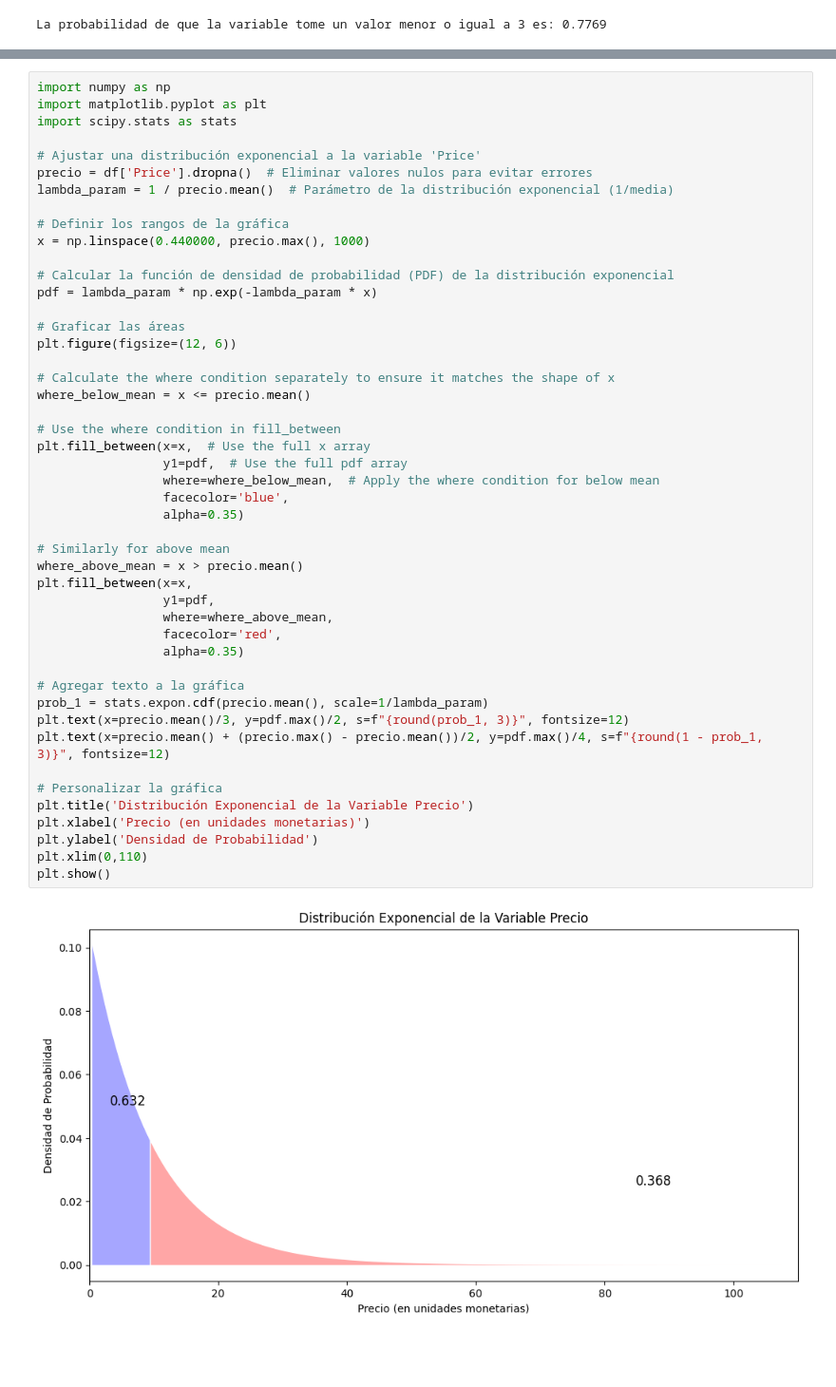
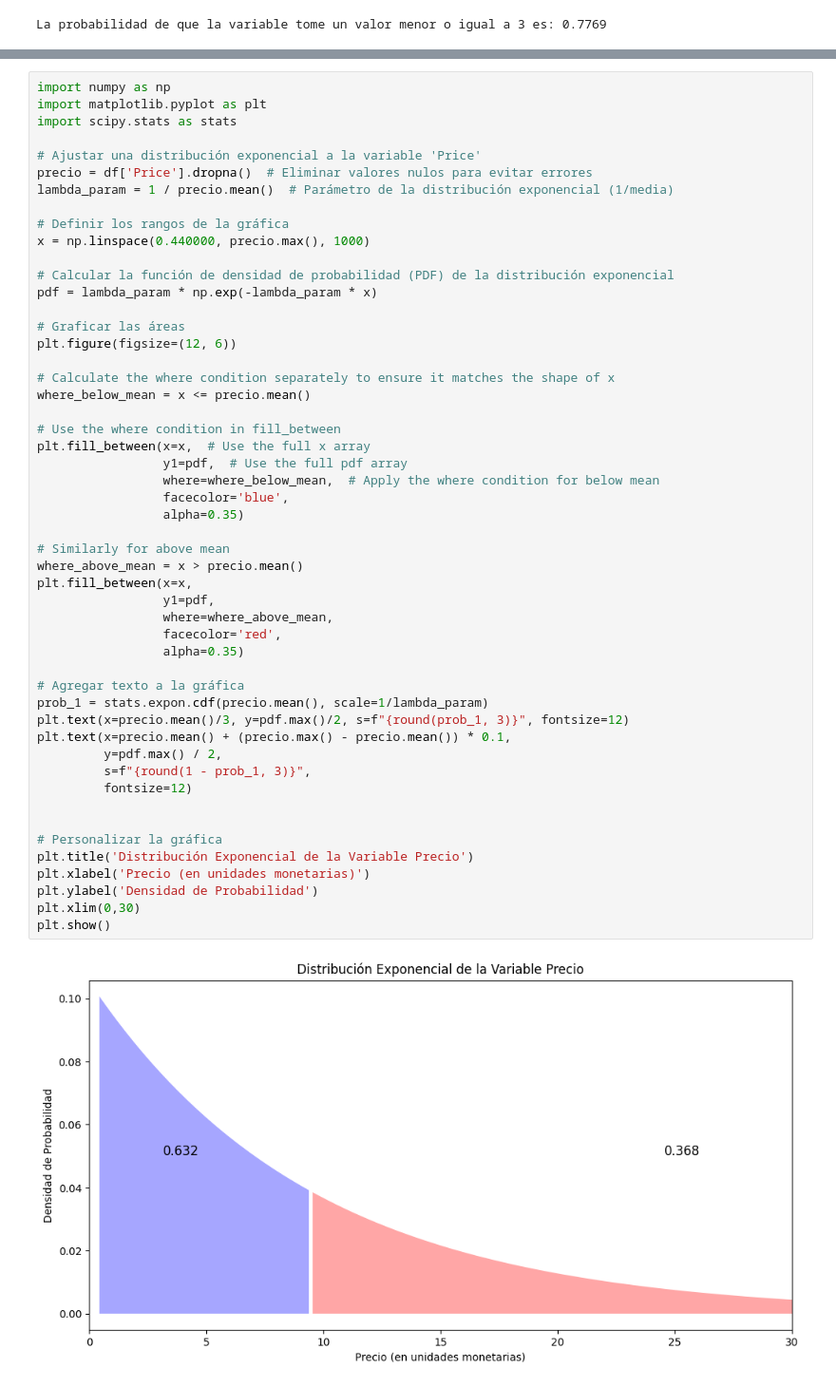
Before and after one commit to anpiboi/informe_coches_usados_india, a Jupyter notebook: informe_coches_indios.ipynb, the cells around one changed output, grey strips where cells are left out. Shown at 95% size. Drawn from its saved outputs; the diff is of its cells as text; blank space fills up the shorter version.

```diff
--- a/informe_coches_indios.ipynb
+++ b/informe_coches_indios.ipynb
@@ -278,33 +256,37 @@ pdf = lambda_param * np.exp(-lambda_param * x)
 plt.figure(figsize=(12, 6))
 
 # Calculate the where condition separately to ensure it matches the shape of x
 where_below_mean = x <= precio.mean()
 
 # Use the where condition in fill_between
 plt.fill_between(x=x,  # Use the full x array
                  y1=pdf,  # Use the full pdf array
                  where=where_below_mean,  # Apply the where condition for below mean
                  facecolor='blue',
                  alpha=0.35)
 
 # Similarly for above mean
 where_above_mean = x > precio.mean()
 plt.fill_between(x=x,
                  y1=pdf,
                  where=where_above_mean,
                  facecolor='red',
                  alpha=0.35)
 
 # Agregar texto a la gráfica
 prob_1 = stats.expon.cdf(precio.mean(), scale=1/lambda_param)
 plt.text(x=precio.mean()/3, y=pdf.max()/2, s=f"{round(prob_1, 3)}", fontsize=12)
-plt.text(x=precio.mean() + (precio.max() - precio.mean())/2, y=pdf.max()/4, s=f"{round(1 - prob_1, 3)}", fontsize=12)
+plt.text(x=precio.mean() + (precio.max() - precio.mean()) * 0.1,
+         y=pdf.max() / 2,
+         s=f"{round(1 - prob_1, 3)}",
+         fontsize=12)
+
 
 # Personalizar la gráfica
 plt.title('Distribución Exponencial de la Variable Precio')
 plt.xlabel('Precio (en unidades monetarias)')
 plt.ylabel('Densidad de Probabilidad')
-plt.xlim(0,110)
+plt.xlim(0,30)
 plt.show()
 # %% [output]
-[figure, old version]
+[figure, new version]
```
Also changed, not shown: parts of 50 cells of this notebook.
